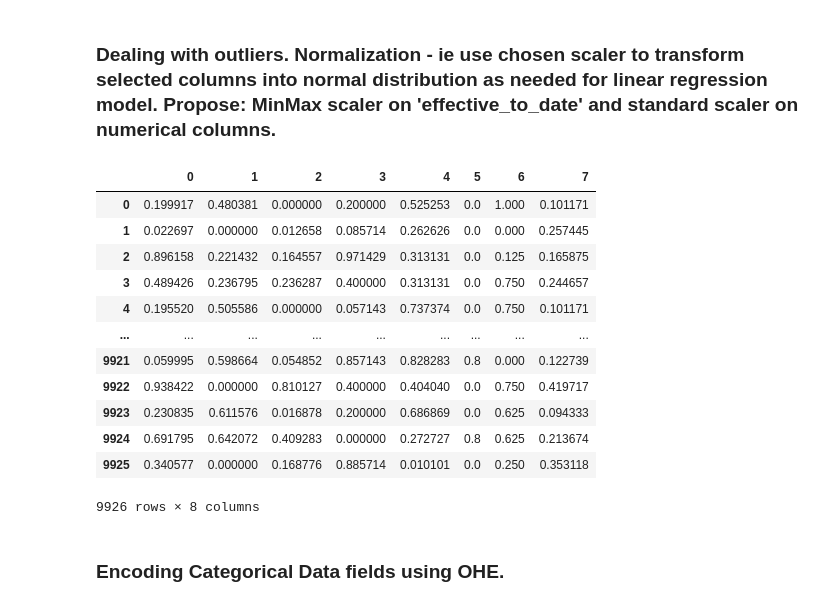
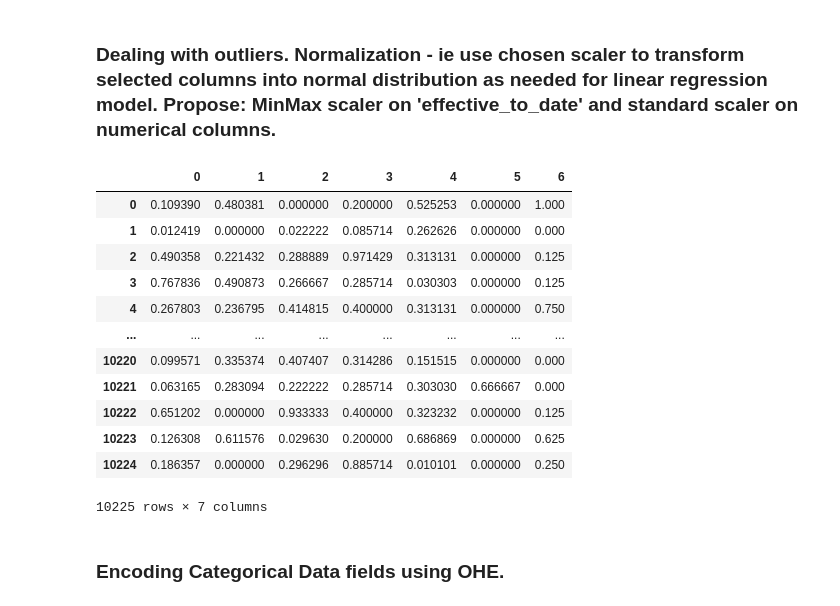
Before and after one commit to SergiGuasch/sergiguasch, a Jupyter notebook: labs/week1/Lab Customer Analysis + prediction, evaluation.ipynb, the cells around one changed output. Drawn from its saved outputs; the diff is of its cells as text; code cells hidden in the pictures.

```diff
--- a/labs/week1/Lab Customer Analysis + prediction, evaluation.ipynb
+++ b/labs/week1/Lab Customer Analysis + prediction, evaluation.ipynb
@@ -385,41 +371,49 @@ mean_absolute_error(y_test, preds)
 # %% [markdown]
 ### Dealing with outliers. Normalization - ie use chosen scaler to transform selected columns into normal distribution as needed for linear regression model. Propose: MinMax scaler on 'effective_to_date' and standard scaler on numerical columns.
 # %%
-iqr=np.percentile(mca['customer_lifetime_value'],75)-np.percentile(mca['customer_lifetime_value'],25)
-upper_limit=np.percentile(mca['customer_lifetime_value'],75)+1.5*iqr
-lower_limit=np.percentile(mca['customer_lifetime_value'],25)-1.5*iqr
+# iqr=np.percentile(mca['customer_lifetime_value'],75)-np.percentile(mca['customer_lifetime_value'],25)
+# upper_limit=np.percentile(mca['customer_lifetime_value'],75)+1.5*iqr
+# lower_limit=np.percentile(mca['customer_lifetime_value'],25)-1.5*iqr
 
-#example only - I will use a new mca variable
+# #example only - I will use a new mca variable
 
-mca_out= mca[(mca['customer_lifetime_value']>lower_limit)&(mca['customer_lifetime_value']<upper_limit)]
+# mca_out= mca[(mca['customer_lifetime_value']>lower_limit)&(mca['customer_lifetime_value']<upper_limit)]
 
+from scipy import stats
+mca_out=X_num[(np.abs(stats.zscore(X_num)) < 3).all(axis=1)]
 
 mca_out.reset_index(drop=True, inplace=True)
+
+# from scipy import stats
+# num_cols = list(mca.select_dtypes(include=np.number).columns)
+# df_no_outliers = mca[(np.abs(stats.zscore(mca[num_cols])) < 3).all(axis=1)]
+# mca_out=df_no_outliers.reset_index(drop=True, inplace=True)
+
 
 
 X_num2=mca_out.select_dtypes(include=np.number)
 X_cat2=mca_out.select_dtypes(include=object)
 
 from sklearn.preprocessing import MinMaxScaler
 scaler=MinMaxScaler() #optionally range 1-10
 scaled=scaler.fit(X_num2)
 scaled_X_num=scaled.transform(X_num2)
 scaled_X_num_df=pd.DataFrame(scaled_X_num)
 scaled_X_num_df
 # %% [output]
-|  | 0 | 1 | 2 | 3 | 4 | 5 | 6 | 7 |
-| 0 | 0.199917 | 0.480381 | 0.000000 | 0.200000 | 0.525253 | 0.0 | 1.000 | 0.101171 |
-| 1 | 0.022697 | 0.000000 | 0.012658 | 0.085714 | 0.262626 | 0.0 | 0.000 | 0.257445 |
-| 2 | 0.896158 | 0.221432 | 0.164557 | 0.971429 | 0.313131 | 0.0 | 0.125 | 0.165875 |
-| 3 | 0.489426 | 0.236795 | 0.236287 | 0.400000 | 0.313131 | 0.0 | 0.750 | 0.244657 |
-| 4 | 0.195520 | 0.505586 | 0.000000 | 0.057143 | 0.737374 | 0.0 | 0.750 | 0.101171 |
-| ... | ... | ... | ... | ... | ... | ... | ... | ... |
-| 9921 | 0.059995 | 0.598664 | 0.054852 | 0.857143 | 0.828283 | 0.8 | 0.000 | 0.122739 |
-| 9922 | 0.938422 | 0.000000 | 0.810127 | 0.400000 | 0.404040 | 0.0 | 0.750 | 0.419717 |
-| 9923 | 0.230835 | 0.611576 | 0.016878 | 0.200000 | 0.686869 | 0.0 | 0.625 | 0.094333 |
-| 9924 | 0.691795 | 0.642072 | 0.409283 | 0.000000 | 0.272727 | 0.8 | 0.625 | 0.213674 |
-| 9925 | 0.340577 | 0.000000 | 0.168776 | 0.885714 | 0.010101 | 0.0 | 0.250 | 0.353118 |
+|  | 0 | 1 | 2 | 3 | 4 | 5 | 6 |
+| 0 | 0.109390 | 0.480381 | 0.000000 | 0.200000 | 0.525253 | 0.000000 | 1.000 |
+| 1 | 0.012419 | 0.000000 | 0.022222 | 0.085714 | 0.262626 | 0.000000 | 0.000 |
+| 2 | 0.490358 | 0.221432 | 0.288889 | 0.971429 | 0.313131 | 0.000000 | 0.125 |
+| 3 | 0.767836 | 0.490873 | 0.266667 | 0.285714 | 0.030303 | 0.000000 | 0.125 |
+| 4 | 0.267803 | 0.236795 | 0.414815 | 0.400000 | 0.313131 | 0.000000 | 0.750 |
+| ... | ... | ... | ... | ... | ... | ... | ... |
+| 10220 | 0.099571 | 0.335374 | 0.407407 | 0.314286 | 0.151515 | 0.000000 | 0.000 |
+| 10221 | 0.063165 | 0.283094 | 0.222222 | 0.285714 | 0.303030 | 0.666667 | 0.000 |
+| 10222 | 0.651202 | 0.000000 | 0.933333 | 0.400000 | 0.323232 | 0.000000 | 0.125 |
+| 10223 | 0.126308 | 0.611576 | 0.029630 | 0.200000 | 0.686869 | 0.000000 | 0.625 |
+| 10224 | 0.186357 | 0.000000 | 0.296296 | 0.885714 | 0.010101 | 0.000000 | 0.250 |
-9926 rows × 8 columns
+10225 rows × 7 columns
 # %% [markdown]
 ### Encoding Categorical Data fields using OHE.
 # %%
```
Also changed, not shown: parts of 3 cells of this notebook, 7 other files.
